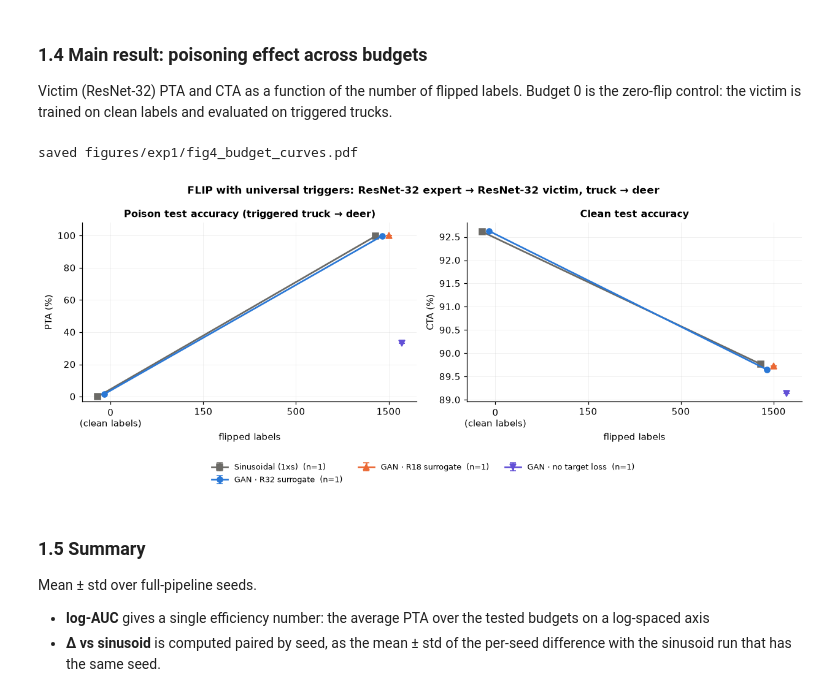
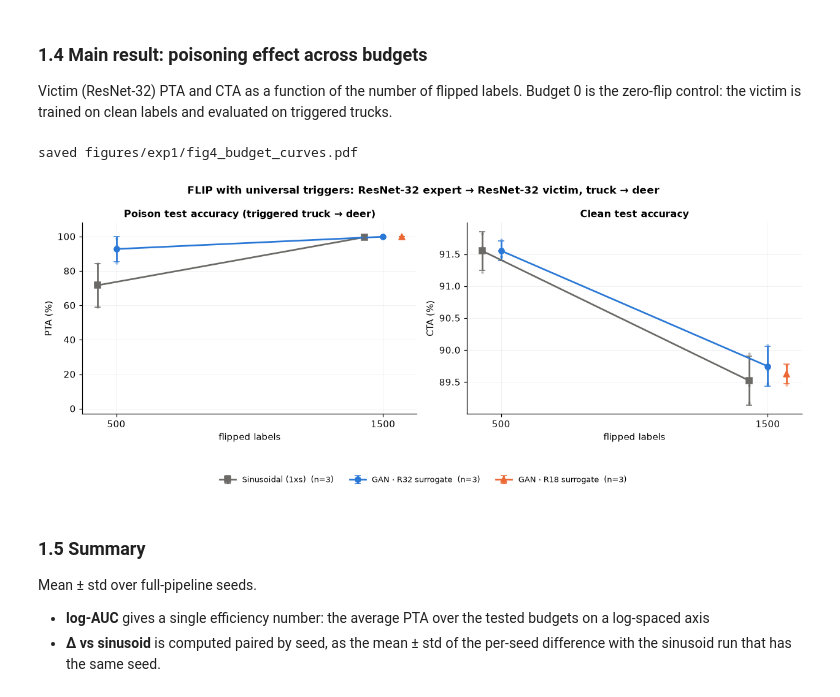
Before and after one commit to nadinehc/FLIP, a Jupyter notebook: universal_noise_gan.ipynb, the cells around one changed output. Cells and saved outputs as stored; diff of their text form; code cells hidden in the pictures.

```diff
--- a/universal_noise_gan.ipynb
+++ b/universal_noise_gan.ipynb
@@ -230,6 +227,8 @@ def backup(path):
 
 def load_classifier(key):
     spec, path = SURROGATES[key], ROOT / SURROGATES[key]['path']
+    if not path.is_file():
+        raise FileNotFoundError(f'Missing clean classifier: {path}. Training disabled in analysis notebook.')
     if f'surrogate:{key}' in RETRAIN and path.exists():
         backup(path)
     if path.exists():
@@ -338,6 +337,8 @@ def delta_hwc255(G):
 
 def ensure_trigger(v, g):
     f = trigger_files(v, g)
+    if not f['delta'].is_file() and not f['ckpt'].is_file():
+        raise FileNotFoundError(f'Missing GAN trigger for {v} seed {g}; training disabled in analysis notebook.')
     if (v, g) in RETRAIN:
         for p in f.values():
             if p.exists():
@@ -849,0 +808,27 @@ FULL = design_view('full', [0] + BUDGETS, verbose=True)
+# %%
+# Main analysis: complete paired seeds across the three reference methods.
+def design_view(design, budgets, verbose=False):
+    seed_col = 'u' if design == 'victim' else 'f'
+    df = RES[RES[design] & RES.budget.isin(budgets) & RES.variant.isin(MAIN_VARIANTS)].copy()
+    if df.empty:
+        return df
+    kept = []
+    for budget, grp in df.groupby('budget'):
+        common = set(SEEDS)
+        for v in MAIN_VARIANTS:
+            common &= set(grp.loc[grp.variant == v, seed_col].tolist())
+        if verbose:
+            missing = [v for v in MAIN_VARIANTS if len(grp.loc[grp.variant == v, seed_col].unique()) < len(SEEDS)]
+            print(f'{budget} flips: shared seeds = {sorted(common)}; incomplete variants = {missing}')
+        if common:
+            kept.append(grp[grp[seed_col].isin(common)])
+    return pd.concat(kept, ignore_index=True) if kept else df.iloc[0:0].copy()
+
+# Report every completed run; only paired comparisons use shared seed IDs.
+FULL = RES[RES.full & RES.variant.isin(MAIN_VARIANTS) & RES.budget.isin(BUDGETS)].copy()
+PAIRED_ALL = design_view('full', BUDGETS, verbose=True)
+AUDIT = (FULL.groupby(['variant', 'budget'])['f']
+         .agg(lambda x: ', '.join(map(str, sorted(x.unique()))))
+         .rename('completed seeds').reset_index())
+display(AUDIT)
+print(f'Available full-pipeline runs: {len(FULL)}; strict three-method matched: {len(PAIRED_ALL)}')
@@ -851,38 +846,38 @@ FULL = design_view('full', [0] + BUDGETS, verbose=True)
 ### 1.4 Main result: poisoning effect across budgets
 Victim (ResNet-32) PTA and CTA as a function of the number of flipped labels. Budget 0 is the zero-flip control: the victim is trained on clean labels and evaluated on triggered trucks.
 # %%
-X_BUD = [0] + BUDGETS
+X_BUD = BUDGETS
 xpos = {b: i for i, b in enumerate(X_BUD)}
-offset = {v: (i - (len(ACTIVE) - 1) / 2) * 0.07 for i, v in enumerate(ACTIVE)}
+offset = {v: (i - (len(MAIN_VARIANTS) - 1) / 2) * 0.07 for i, v in enumerate(MAIN_VARIANTS)}
 
 if FULL.empty:
-    print('No full-pipeline victim runs available yet: check the audit table above (or set COMMON_SEEDS_ONLY = False).')
+    print('No full-pipeline victim runs available yet: check the audit table above (all three methods must share a seed).')
 else:
     fig, axes = plt.subplots(1, 2, figsize=(11.5, 4.2))
     for ax, metric, title in [(axes[0], 'PTA', 'Poison test accuracy (triggered truck → deer)'),
                               (axes[1], 'CTA', 'Clean test accuracy')]:
-        for v in ACTIVE:
+        for v in MAIN_VARIANTS:
             sub = FULL[(FULL.variant == v) & FULL[metric].notna()]
             if sub.empty:
                 continue
             a = agg(sub, metric, ['budget']).sort_values('budget')
             x = a.budget.map(xpos).to_numpy() + offset[v]
             n_lbl = f'n={a.n.min()}' if a.n.nunique() == 1 else f'n={a.n.min()}–{a.n.max()}'
             ax.errorbar(x, a['mean'], yerr=a['std'].fillna(0), color=V(v, 'color'), marker=V(v, 'marker'),
                         markersize=6, capsize=3, lw=1.8, label=f'{V(v)}  ({n_lbl})')
             ax.scatter(sub.budget.map(xpos) + offset[v], sub[metric], s=9, color=V(v, 'color'),
                        alpha=.45, lw=0, zorder=3)
-        ax.set_xticks(range(len(X_BUD)), ['0\n(clean labels)'] + [str(b) for b in BUDGETS])
+        ax.set_xticks(range(len(X_BUD)), [str(b) for b in BUDGETS])
         ax.set_xlabel('flipped labels'); ax.set_ylabel(f'{metric} (%)'); ax.set_title(title)
     axes[0].set_ylim(-3, 108)
     h, l = axes[0].get_legend_handles_labels()
     if h:
         fig.legend(h, l, loc='lower center', ncol=min(3, len(l)), bbox_to_anchor=(.5, -.1))
     fig.suptitle('FLIP with universal triggers: ResNet-32 expert → ResNet-32 victim, truck → deer', fontweight='bold')
     plt.tight_layout(rect=(0, .04, 1, 1)); savefig(fig, 'fig4_budget_curves'); plt.show()
 # %% [output]
 saved figures/exp1/fig4_budget_curves.pdf
-[figure, old version]
+[figure, new version]
 # %% [markdown]
 ### 1.5 Summary
 Mean ± std over full-pipeline seeds.
```
Also changed, not shown: parts of 15 cells of this notebook, 1 other file.
